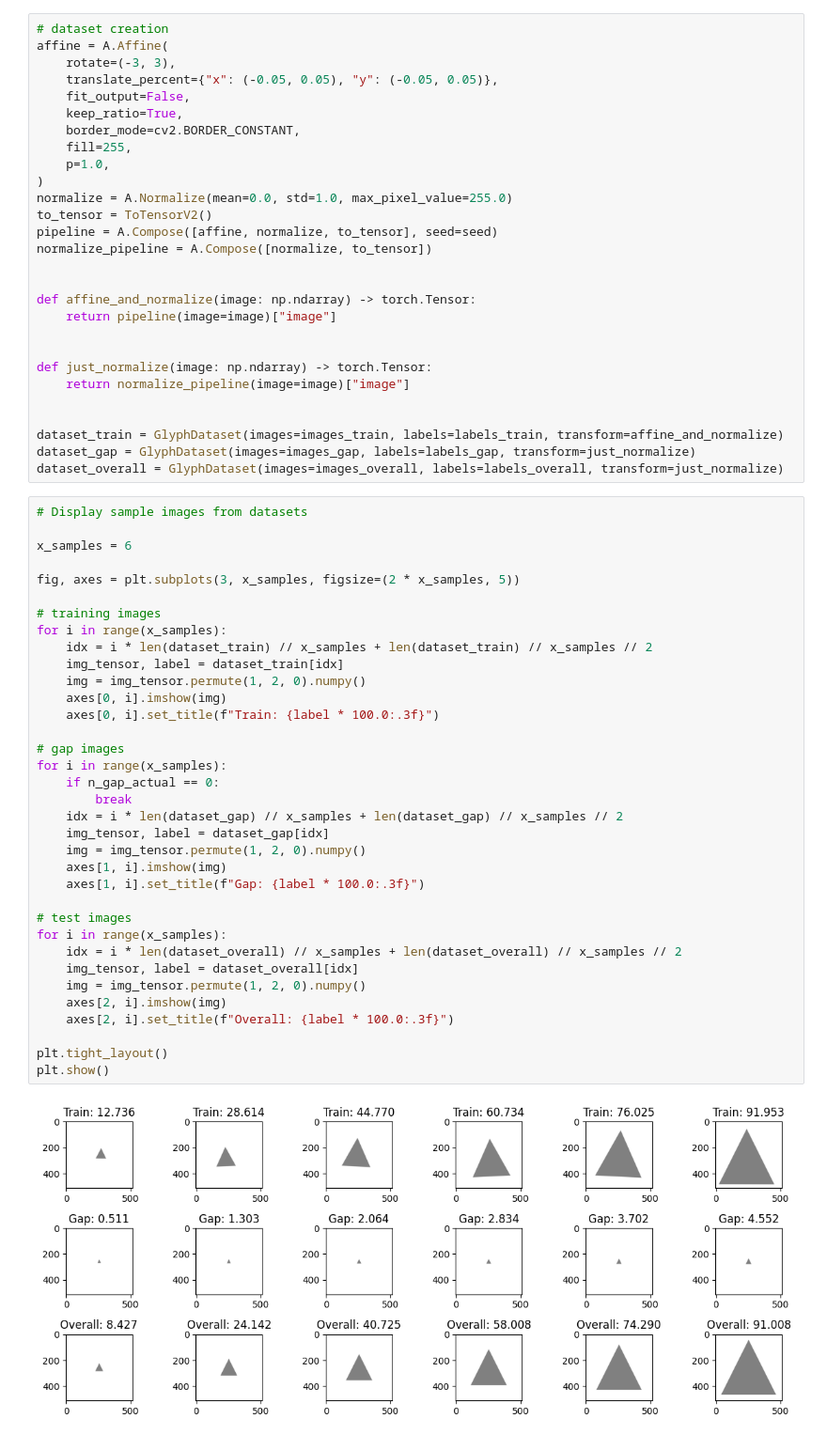
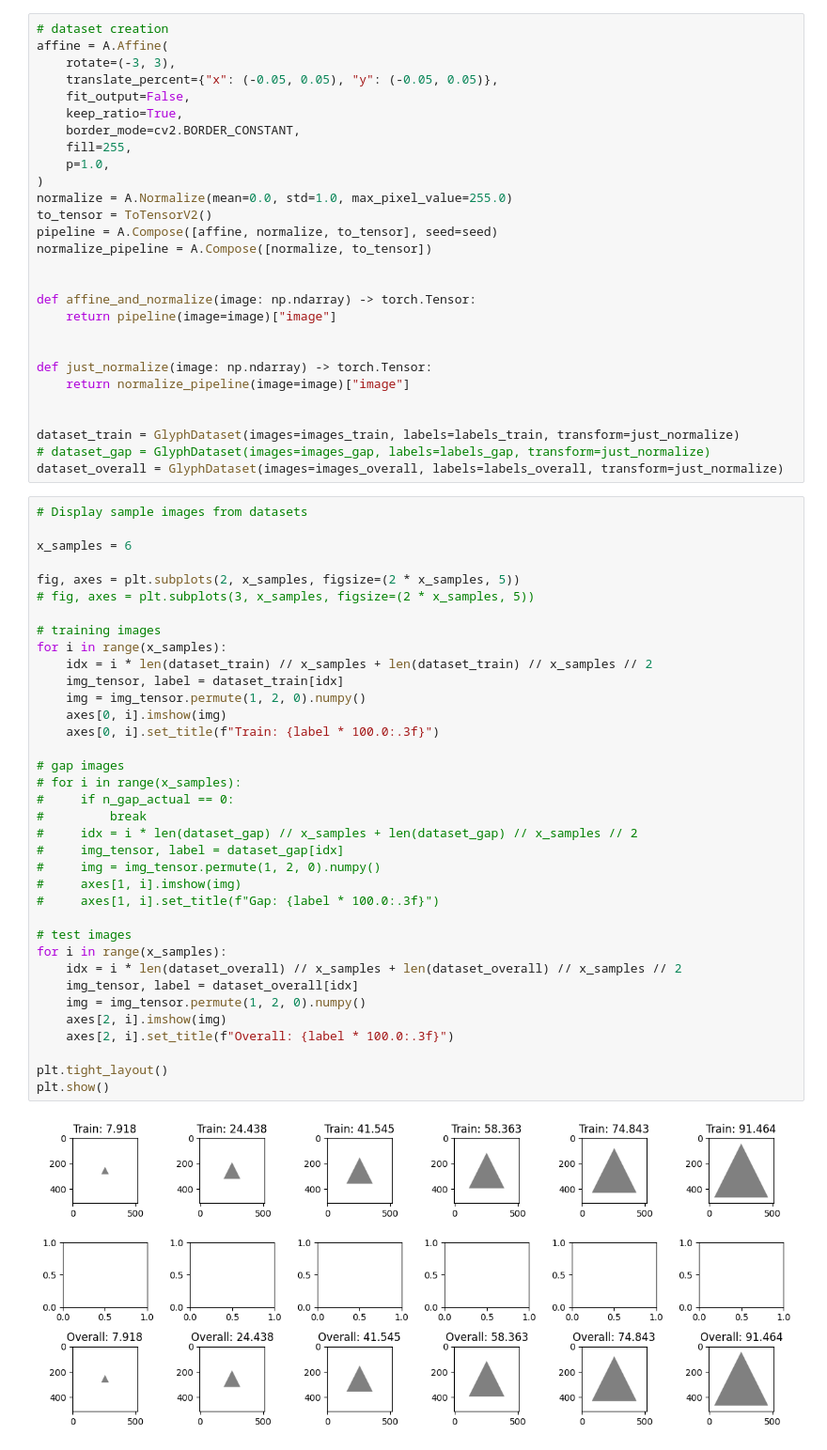
Before and after one commit to DJsushi/mglyph-ml, a Jupyter notebook: notebooks/experiment-1.ipynb, the cells around one changed output. Shown at 94% size. Cells and saved outputs as stored; diff of their text form.

```diff
--- a/notebooks/experiment-1.ipynb
+++ b/notebooks/experiment-1.ipynb
@@ -156,43 +147,44 @@ def just_normalize(image: np.ndarray) -> torch.Tensor:
     return normalize_pipeline(image=image)["image"]
 
 
-dataset_train = GlyphDataset(images=images_train, labels=labels_train, transform=affine_and_normalize)
-dataset_gap = GlyphDataset(images=images_gap, labels=labels_gap, transform=just_normalize)
+dataset_train = GlyphDataset(images=images_train, labels=labels_train, transform=just_normalize)
+# dataset_gap = GlyphDataset(images=images_gap, labels=labels_gap, transform=just_normalize)
 dataset_overall = GlyphDataset(images=images_overall, labels=labels_overall, transform=just_normalize)
 # %%
 # Display sample images from datasets
 
 x_samples = 6
 
-fig, axes = plt.subplots(3, x_samples, figsize=(2 * x_samples, 5))
+fig, axes = plt.subplots(2, x_samples, figsize=(2 * x_samples, 5))
+# fig, axes = plt.subplots(3, x_samples, figsize=(2 * x_samples, 5))
 
 # training images
 for i in range(x_samples):
     idx = i * len(dataset_train) // x_samples + len(dataset_train) // x_samples // 2
     img_tensor, label = dataset_train[idx]
     img = img_tensor.permute(1, 2, 0).numpy()
     axes[0, i].imshow(img)
     axes[0, i].set_title(f"Train: {label * 100.0:.3f}")
 
 # gap images
-for i in range(x_samples):
-    if n_gap_actual == 0:
-        break
-    idx = i * len(dataset_gap) // x_samples + len(dataset_gap) // x_samples // 2
-    img_tensor, label = dataset_gap[idx]
-    img = img_tensor.permute(1, 2, 0).numpy()
-    axes[1, i].imshow(img)
-    axes[1, i].set_title(f"Gap: {label * 100.0:.3f}")
+# for i in range(x_samples):
+#     if n_gap_actual == 0:
+#         break
+#     idx = i * len(dataset_gap) // x_samples + len(dataset_gap) // x_samples // 2
+#     img_tensor, label = dataset_gap[idx]
+#     img = img_tensor.permute(1, 2, 0).numpy()
+#     axes[1, i].imshow(img)
+#     axes[1, i].set_title(f"Gap: {label * 100.0:.3f}")
 
 # test images
 for i in range(x_samples):
     idx = i * len(dataset_overall) // x_samples + len(dataset_overall) // x_samples // 2
     img_tensor, label = dataset_overall[idx]
     img = img_tensor.permute(1, 2, 0).numpy()
     axes[2, i].imshow(img)
     axes[2, i].set_title(f"Overall: {label * 100.0:.3f}")
 
 plt.tight_layout()
 plt.show()
 # %% [output]
-[figure, old version]
+[figure, new version]
```
Also changed, not shown: parts of 10 cells of this notebook.
